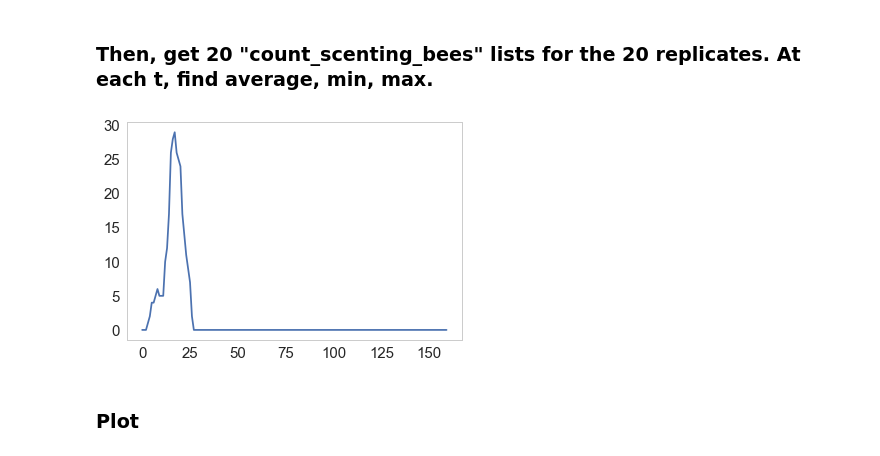
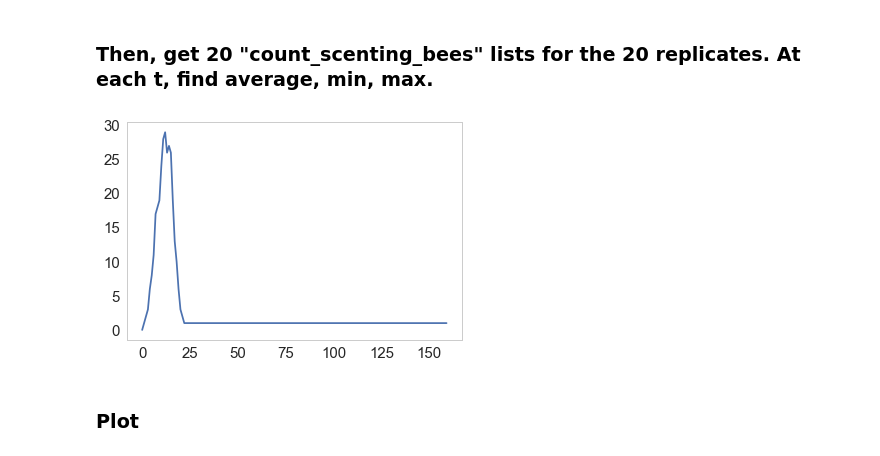
Before and after one commit to dieumynguyen/bee_communication, a Jupyter notebook: plot_scenting.ipynb, the cells around one changed output. Cells and saved outputs as stored; diff of their text form; code cells hidden in the pictures.

Commit message:
plot_scenting

```diff
--- a/plot_scenting.ipynb
+++ b/plot_scenting.ipynb
@@ -247,7 +250,7 @@ bee_data = get_avg_min_max("Q0.15_W0.4_D0.2_T0.005_wb1.json")
 # %%
-plt.plot(bee_data[3])
+plt.plot(bee_data[0])
 plt.show()
 # %% [output]
-[figure, old version]
+[figure, new version]
 # %% [markdown]
 ### Plot
```
Also changed, not shown: parts of 5 cells of this notebook.
